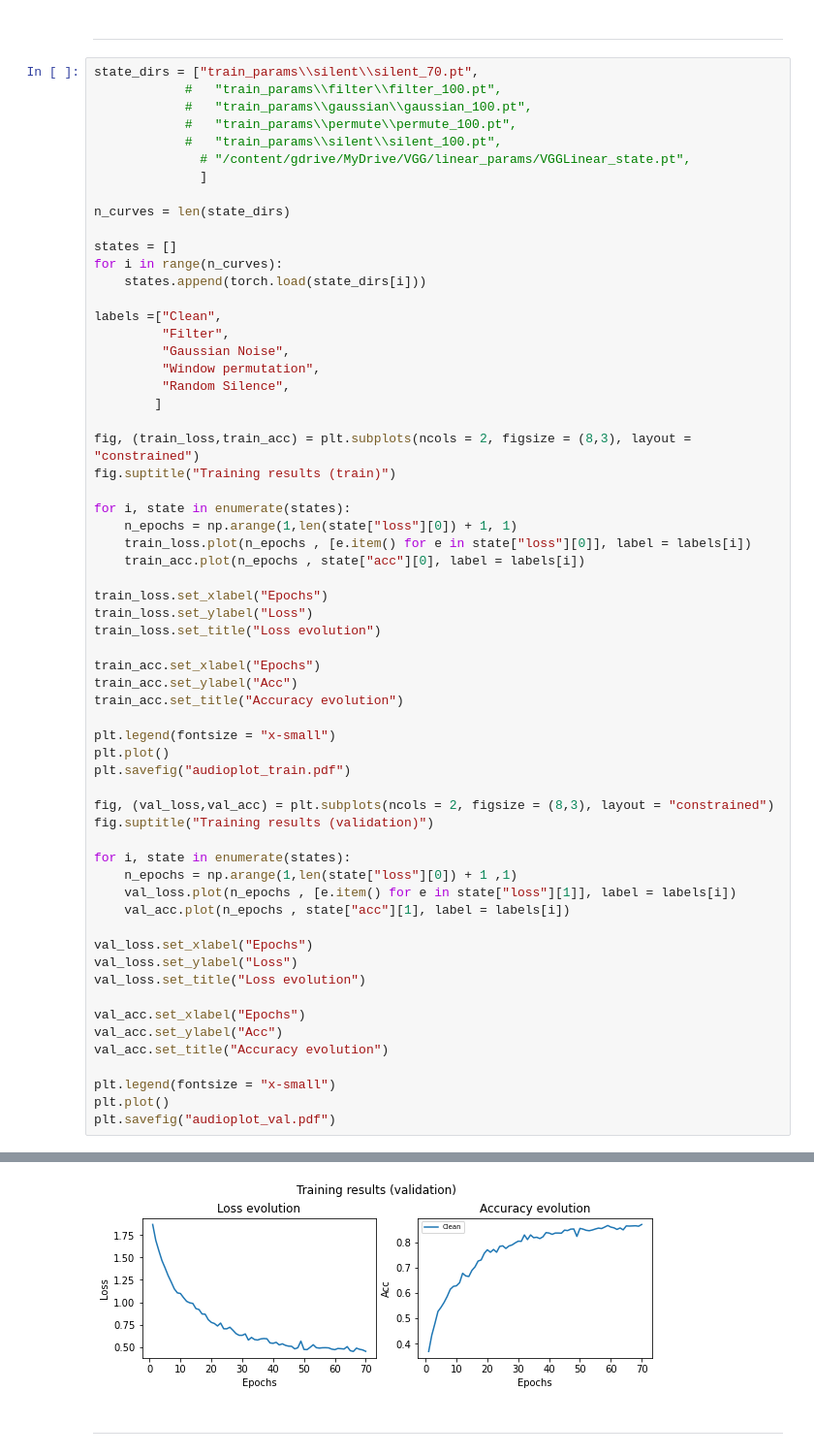
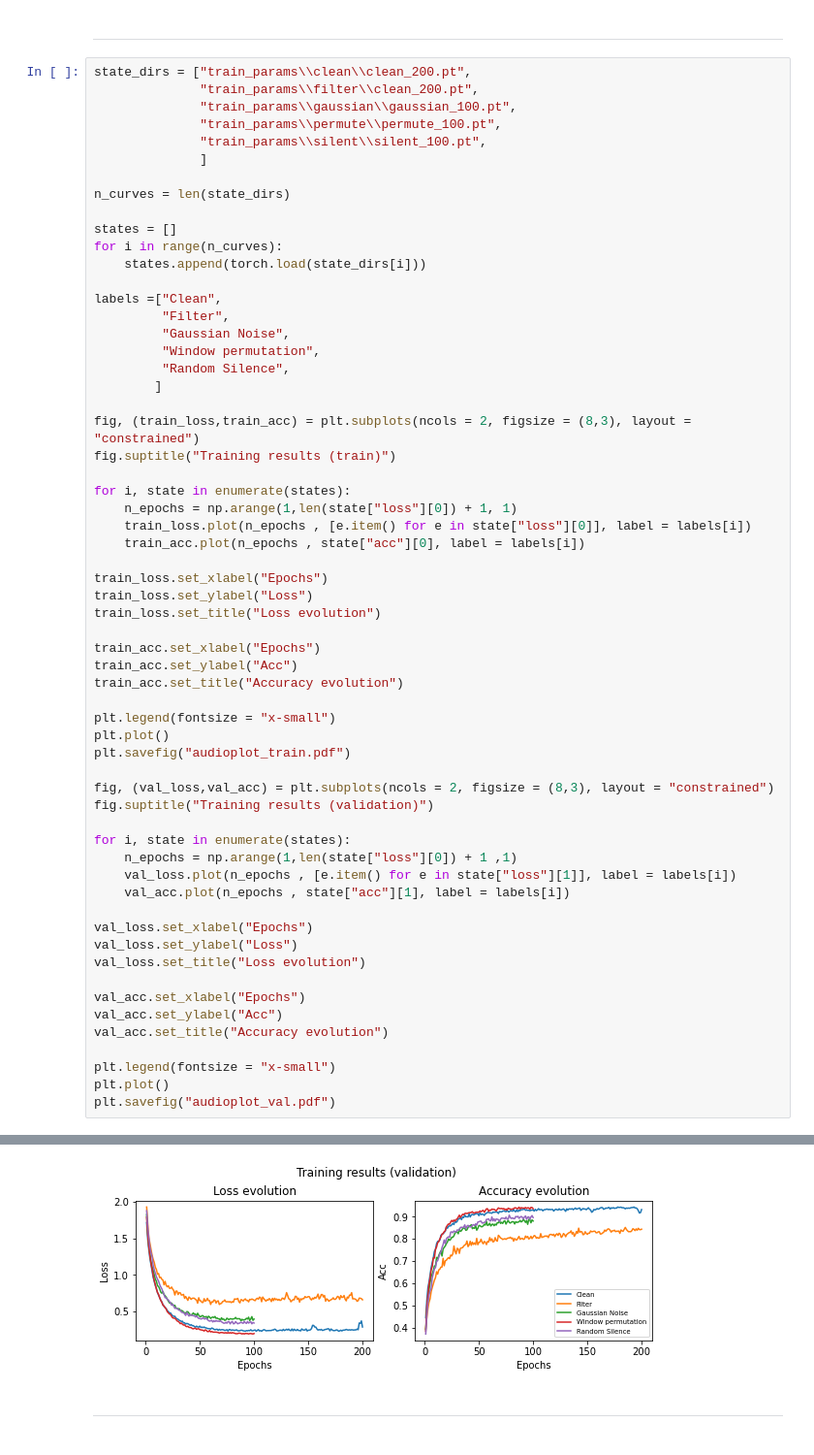
Before and after one commit to feborja/EL7024, a Jupyter notebook: audio_plotter.ipynb, the cells around one changed output, grey strips where cells are left out. Shown at 97% size. Cells and saved outputs as stored; diff of their text form.

```diff
--- a/audio_plotter.ipynb
+++ b/audio_plotter.ipynb
@@ -5,12 +5,11 @@ import matplotlib.pyplot as plt
 # %% [markdown]
 ***
 # %%
-state_dirs = ["train_params\\silent\\silent_70.pt",
-            #   "train_params\\filter\\filter_100.pt",
-            #   "train_params\\gaussian\\gaussian_100.pt",
-            #   "train_params\\permute\\permute_100.pt",
-            #   "train_params\\silent\\silent_100.pt",
-              # "/content/gdrive/MyDrive/VGG/linear_params/VGGLinear_state.pt",
+state_dirs = ["train_params\\clean\\clean_200.pt",
+              "train_params\\filter\\clean_200.pt",
+              "train_params\\gaussian\\gaussian_100.pt",
+              "train_params\\permute\\permute_100.pt",
+              "train_params\\silent\\silent_100.pt",
               ]
 
 n_curves = len(state_dirs)
@@ -70,4 +69,4 @@ plt.savefig("audioplot_val.pdf")
-[figure, old version]
+[figure, new version]
 # %% [markdown]
 ***
 # %%
```
Also changed, not shown: parts of 2 cells of this notebook, 6 other files.
